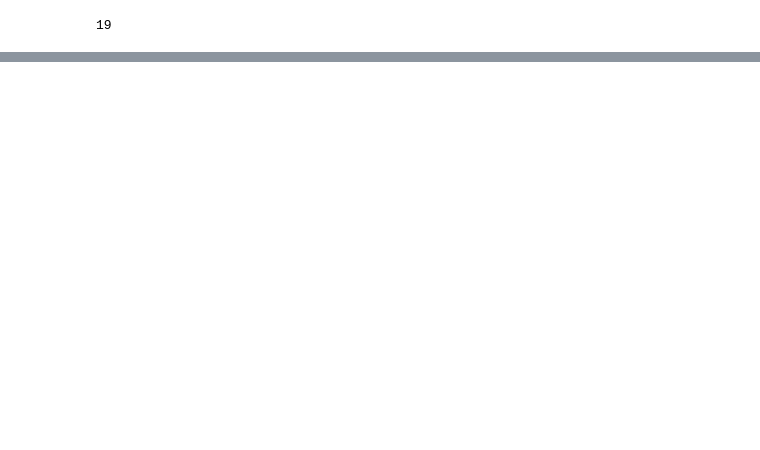
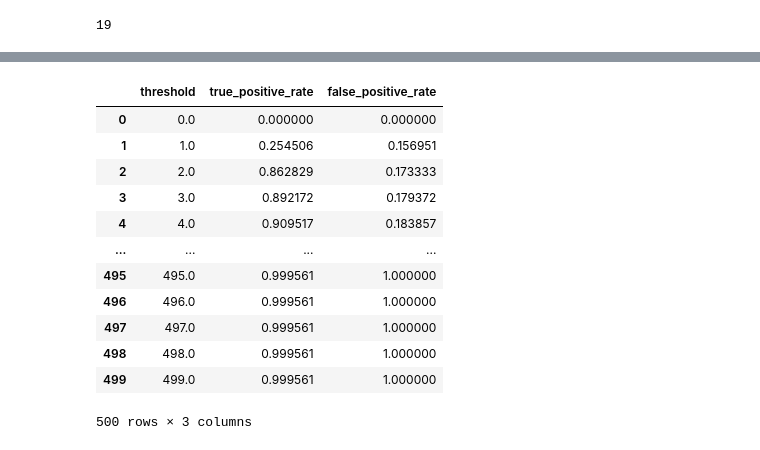
Before and after one commit to edizeqiri/obstkorb, a Jupyter notebook: Testing_Framework/Malware.ipynb, the cells around one changed output, grey strips where cells are left out. Cells and saved outputs as stored; diff of their text form; code cells hidden in the pictures; blank space fills up the shorter version.

```diff
--- a/Testing_Framework/Malware.ipynb
+++ b/Testing_Framework/Malware.ipynb
@@ -204,0 +195,38 @@ p = p[p["Scicore 2"] != True]
+# %%
+def tlsh_thresh(s):
+    s = s.loc[results_df.groupby("TLSH 1")["Diff Score"].idxmin()]
+    ssdeep_th = pd.DataFrame(columns=["threshold", "true_positive_rate", "false_positive_rate"])
+    comp_to_sci = s[s["Scicore 2"] == False]
+    compt_to_malware = s[s["Scicore 2"] == True]
+    for i in range (0,500,1):
+
+        sci_th = comp_to_sci[comp_to_sci["Diff Score"] < i]
+        mal_th = compt_to_malware[compt_to_malware["Diff Score"] < i]
+        f_th = compt_to_malware[compt_to_malware["Diff Score"] >= i]
+
+        TP = (sci_th["Family 1"] == sci_th["Family 2"]).sum()
+        FP = (sci_th["Family 1"] != sci_th["Family 2"]).sum()
+        FN = (f_th["Family 1"] != f_th["Family 2"]).sum()
+        TN = (f_th["Family 1"] == f_th["Family 2"]).sum()
+
+        TPR = TP / (TP + FN) if TP + FN != 0 else 0
+        FPR = FP / (FP + TN) if FP + TN != 0 else 0
+        # Append results to DataFrame
+        ssdeep_th.loc[i] = [i, TPR, FPR]
+    return ssdeep_th
+p = tlsh_thresh(tlsh_comb_chunked(filtered_df, chunk_size=100))
+p
+# %% [output]
+|  | threshold | true_positive_rate | false_positive_rate |
+| 0 | 0.0 | 0.000000 | 0.000000 |
+| 1 | 1.0 | 0.254506 | 0.156951 |
+| 2 | 2.0 | 0.862829 | 0.173333 |
+| 3 | 3.0 | 0.892172 | 0.179372 |
+| 4 | 4.0 | 0.909517 | 0.183857 |
+| ... | ... | ... | ... |
+| 495 | 495.0 | 0.999561 | 1.000000 |
+| 496 | 496.0 | 0.999561 | 1.000000 |
+| 497 | 497.0 | 0.999561 | 1.000000 |
+| 498 | 498.0 | 0.999561 | 1.000000 |
+| 499 | 499.0 | 0.999561 | 1.000000 |
+500 rows × 3 columns
```
Also changed, not shown: parts of 9 cells of this notebook, 1 other file.
